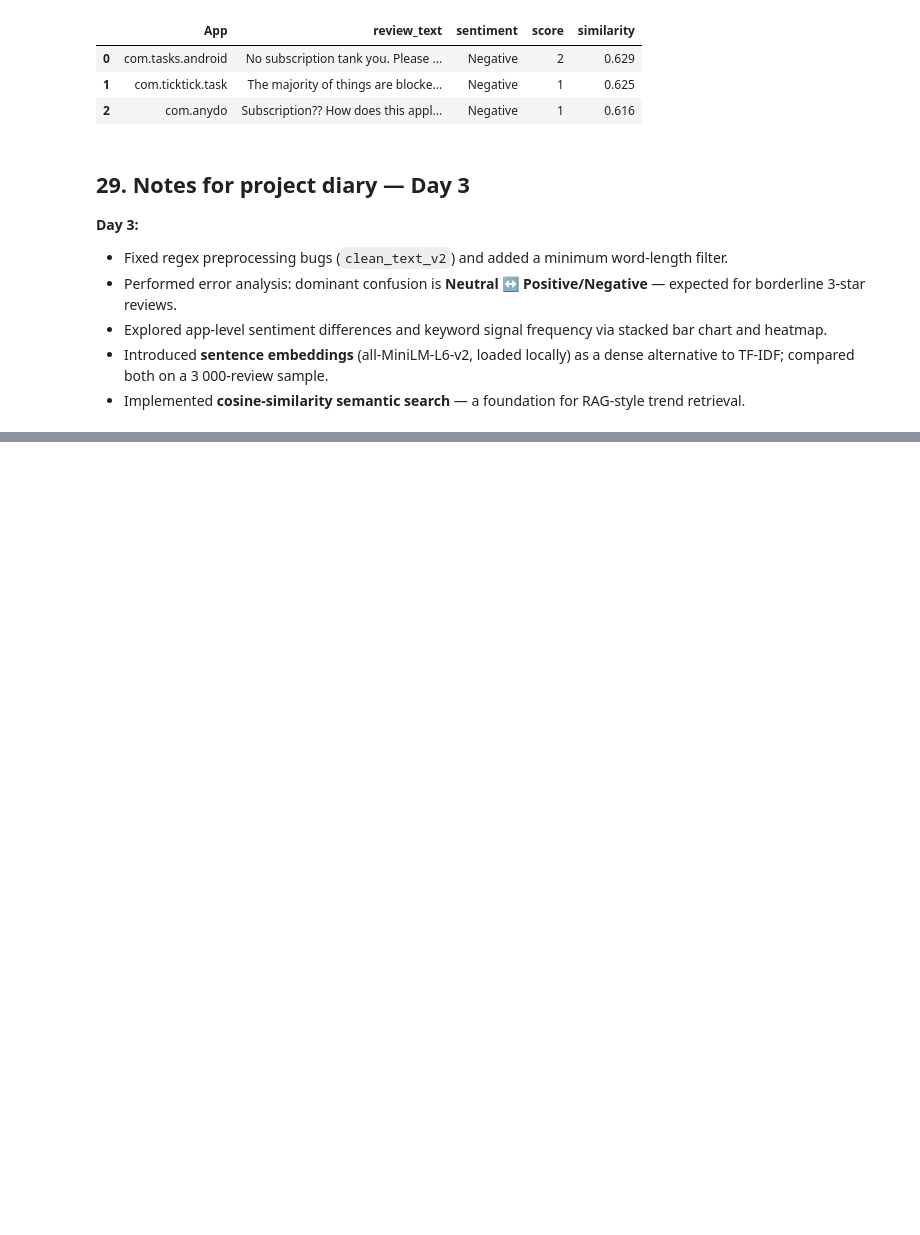
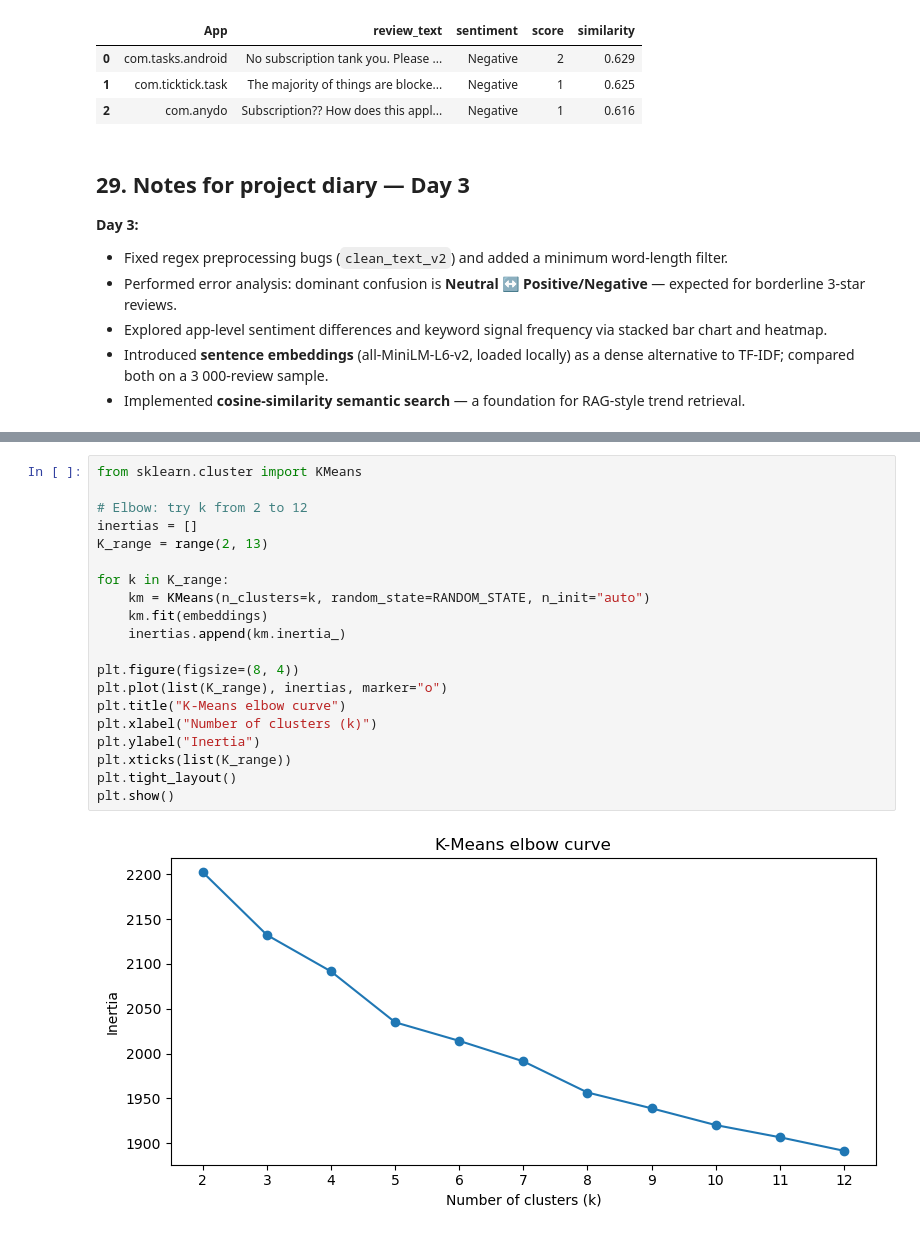
Before and after one commit to ando-ship-it/consumer-trend-detector, a Jupyter notebook: notebooks/01_eda_baseline_consumer_trends.ipynb, the cells around one changed output, grey strips where cells are left out. Cells and saved outputs as stored; diff of their text form; blank space fills up the shorter version.

```diff
--- a/notebooks/01_eda_baseline_consumer_trends.ipynb
+++ b/notebooks/01_eda_baseline_consumer_trends.ipynb
@@ -979,0 +988,22 @@ for q in test_queries:
+# %%
+from sklearn.cluster import KMeans
+
+# Elbow: try k from 2 to 12
+inertias = []
+K_range = range(2, 13)
+
+for k in K_range:
+    km = KMeans(n_clusters=k, random_state=RANDOM_STATE, n_init="auto")
+    km.fit(embeddings)
+    inertias.append(km.inertia_)
+
+plt.figure(figsize=(8, 4))
+plt.plot(list(K_range), inertias, marker="o")
+plt.title("K-Means elbow curve")
+plt.xlabel("Number of clusters (k)")
+plt.ylabel("Inertia")
+plt.xticks(list(K_range))
+plt.tight_layout()
+plt.show()
+# %% [output]
+[figure, added]
```
Also changed, not shown: parts of 15 cells of this notebook.
